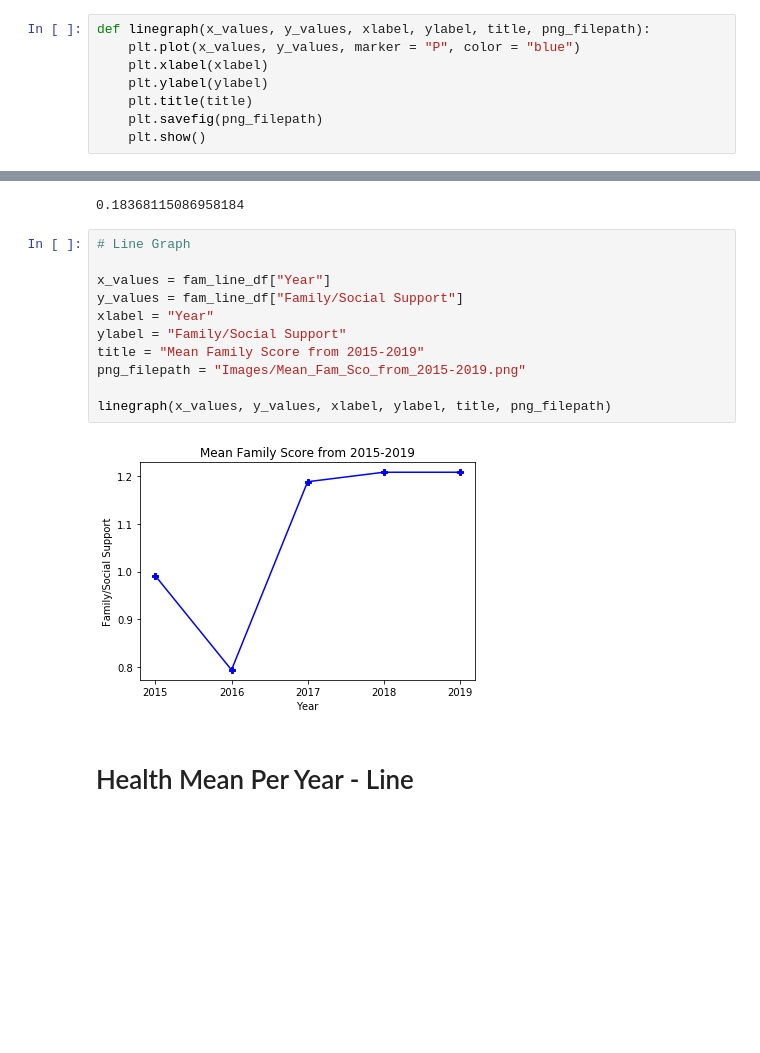
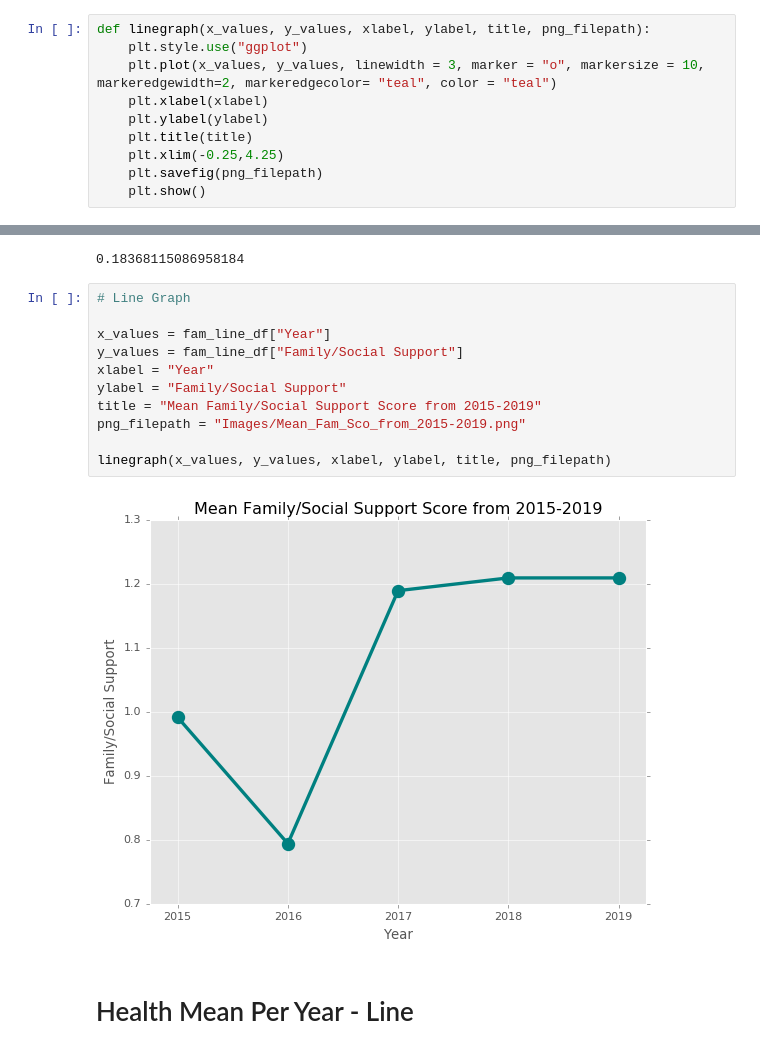
Before and after one commit to Monalipatel/Project-1-, a Jupyter notebook: Line_Graph.ipynb, the cells around one changed output, grey strips where cells are left out. Saved outputs shown, nothing was run; the diff lists cells and outputs as text; blank space fills up the shorter version.

```diff
--- a/Line_Graph.ipynb
+++ b/Line_Graph.ipynb
@@ -25,10 +25,12 @@ df_2015.head()
 | 4 | 4 | Canada | 2015 | 5 | 7.427 | 1.32629 | ... |
 # %%
 def linegraph(x_values, y_values, xlabel, ylabel, title, png_filepath):
-    plt.plot(x_values, y_values, marker = "P", color = "blue")
+    plt.style.use("ggplot")
+    plt.plot(x_values, y_values, linewidth = 3, marker = "o", markersize = 10, markeredgewidth=2, markeredgecolor= "teal", color = "teal")
     plt.xlabel(xlabel)
     plt.ylabel(ylabel)
     plt.title(title)
+    plt.xlim(-0.25,4.25)
     plt.savefig(png_filepath)
     plt.show()
 # %% [markdown]
@@ -127,16 +129,16 @@ fam_line_df["Family/Social Support"].std()
 # %%
 # Line Graph
 
 x_values = fam_line_df["Year"]
 y_values = fam_line_df["Family/Social Support"]
 xlabel = "Year"
 ylabel = "Family/Social Support"
-title = "Mean Family Score from 2015-2019"
+title = "Mean Family/Social Support Score from 2015-2019"
 png_filepath = "Images/Mean_Fam_Sco_from_2015-2019.png"
 
 linegraph(x_values, y_values, xlabel, ylabel, title, png_filepath)
 # %% [output]
-[figure, old version]
+[figure, new version]
 # %% [markdown]
 # Health Mean Per Year - Line
 # %%
```
Also changed, not shown: parts of 6 cells of this notebook, 44 other files.
